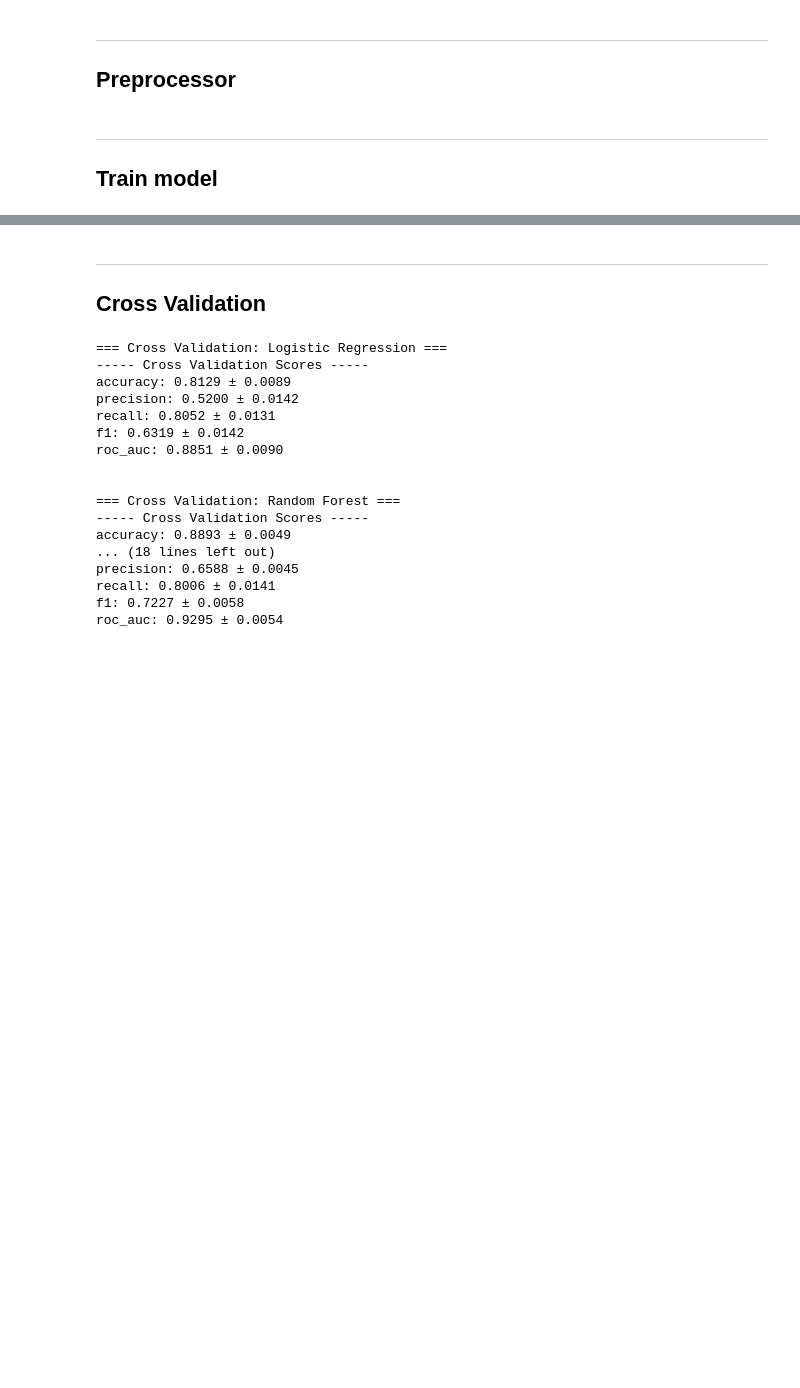
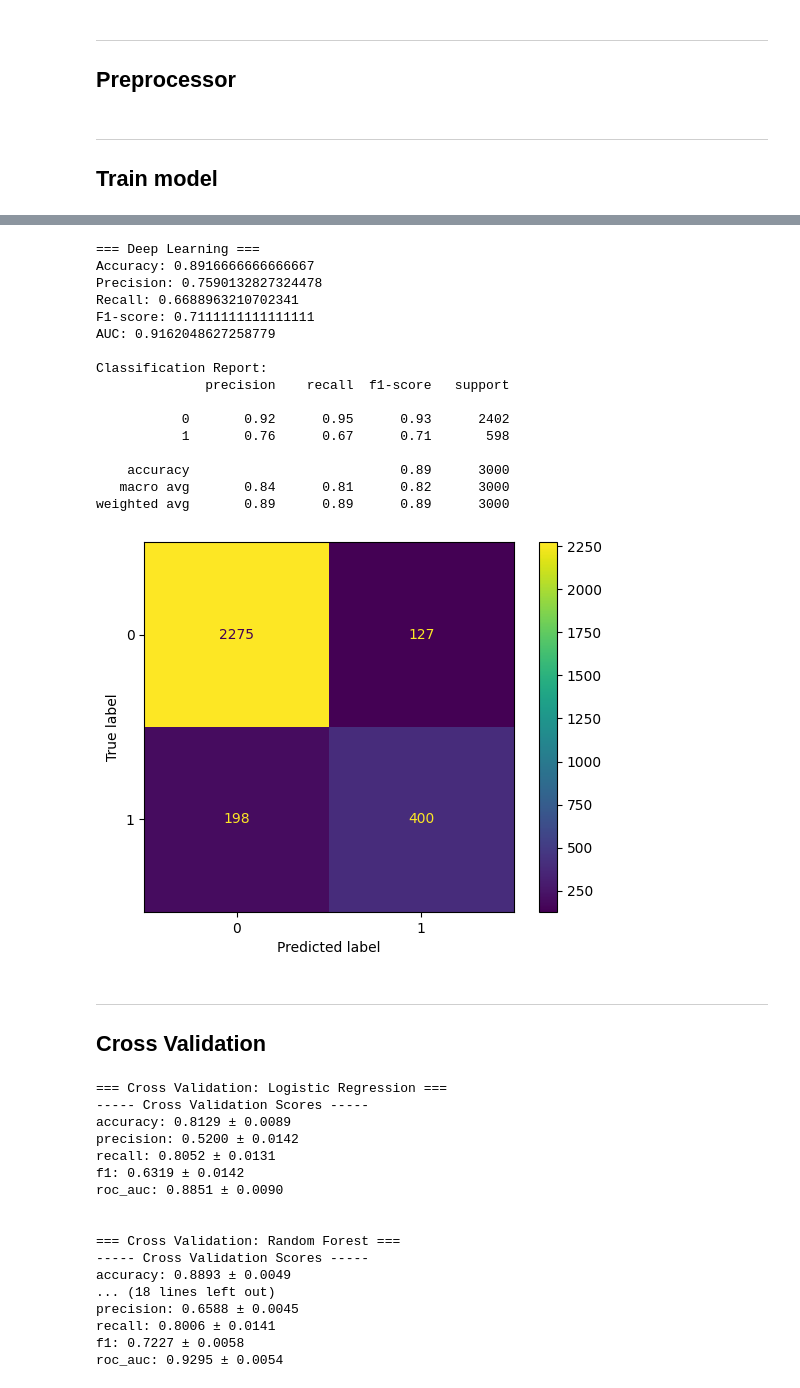
Before and after one commit to Bilelly/Bank-customer-churn-prediction, a Jupyter notebook: notebooks/03_data_modeling.ipynb, the cells around one changed output, grey strips where cells are left out. Drawn from its saved outputs; the diff is of its cells as text; code cells hidden in the pictures; blank space fills up the shorter version.

Commit message:
NN  modeling

```diff
--- a/notebooks/03_data_modeling.ipynb
+++ b/notebooks/03_data_modeling.ipynb
@@ -251,4 +260,69 @@ weighted avg       0.89      0.87      0.88      3000
 [figure]
+# %%
+# ===========================
+# Deep Learning Model
+# ===========================
+# Preprocess data for deep learning
+X_train_processed = preprocessor.fit_transform(X_train)
+X_test_processed = preprocessor.transform(X_test)
+
+# Standardize features for neural networks
+scaler = StandardScaler()
+X_train_scaled = scaler.fit_transform(X_train_processed)
+X_test_scaled = scaler.transform(X_test_processed)
+
+# Build the neural network model
+def build_nn_model(input_dim):
+    model = models.Sequential([
+        layers.Dense(128, activation='relu', input_dim=input_dim), # first hidden layer
+        layers.Dropout(0.3), # dropout layer to prevent overfitting
+        layers.Dense(64, activation='relu'),
+        layers.Dropout(0.3),
+        layers.Dense(32, activation='relu'),
+        layers.Dropout(0.2),
+        layers.Dense(1, activation='sigmoid') # output layer for binary classification
+    ])
+    model.compile(
+        optimizer='adam', # optimizer
+        loss='binary_crossentropy', # loss function
+        metrics=['accuracy']
+    )
+    return model
+
+# Create and train the model
+nn_model = build_nn_model(X_train_scaled.shape[1])
+history = nn_model.fit(
+    X_train_scaled, y_train,
+    batch_size=32, # batch size
+    epochs=100, # number of epochs
+    validation_split=0.2,
+    verbose=0
+)
+
+# Make predictions
+y_prob_nn = nn_model.predict(X_test_scaled, verbose=0).flatten()
+y_pred_nn = (y_prob_nn > 0.5).astype(int)
+
+print("\n=== Deep Learning ===")
+evaluate_model(y_test, y_pred_nn, y_prob_nn)
+# %% [output]
+=== Deep Learning ===
+Accuracy: 0.8916666666666667
+Precision: 0.7590132827324478
+Recall: 0.6688963210702341
+F1-score: 0.7111111111111111
+AUC: 0.9162048627258779
+
+Classification Report:
+              precision    recall  f1-score   support
+
+           0       0.92      0.95      0.93      2402
+           1       0.76      0.67      0.71       598
+
+    accuracy                           0.89      3000
+   macro avg       0.84      0.81      0.82      3000
+weighted avg       0.89      0.89      0.89      3000
+[figure, added]
 # %% [markdown]
 ---
 Cross Validation
```
Also changed, not shown: parts of 4 cells of this notebook, 2 other files.
